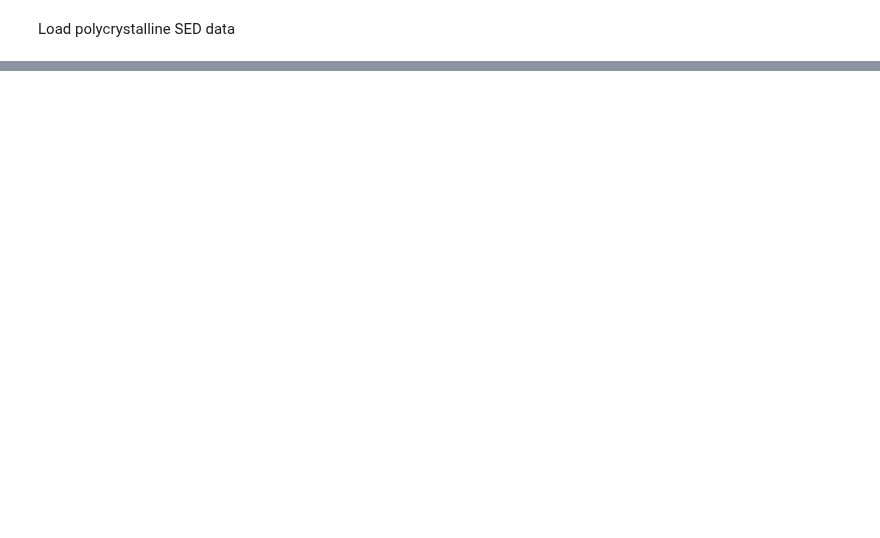
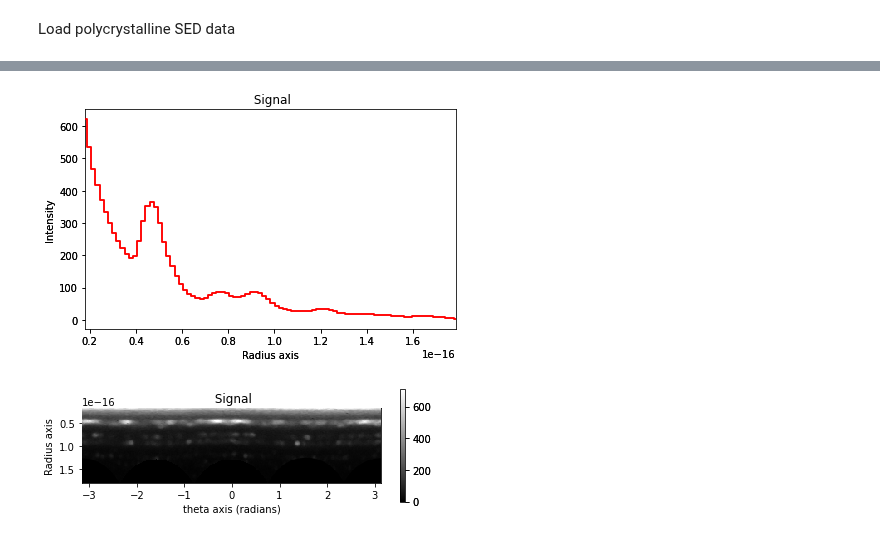
Before and after one commit to pyxem/pyxem-demos, a Jupyter notebook: 07 Azimuthal Integration Using pyFAI Detector.ipynb, the cells around one changed output, grey strips where cells are left out. Saved outputs shown, nothing was run; the diff lists cells and outputs as text; code cells hidden in the pictures; blank space fills up the shorter version.

```diff
--- a/07 Azimuthal Integration Using pyFAI Detector.ipynb
+++ b/07 Azimuthal Integration Using pyFAI Detector.ipynb
@@ -41,0 +79,11 @@ dp.apply_affine_transformation(
+# %%
+integration  = dp.get_azimuthal_integral1d(npt_rad=100, unit="pyxem")
+integration2d = dp.get_azimuthal_integral2d(npt_rad=100, unit="pyxem")
+# %%
+# Excluding the zero beam...
+integration.inav[0,0].isig[10:].plot()
+integration2d.inav[0,0].isig[:,10:].plot()
+plt.show()
+# %% [output]
+[figure, added]
+[figure, added]
```
Also changed, not shown: parts of 83 cells of this notebook.
